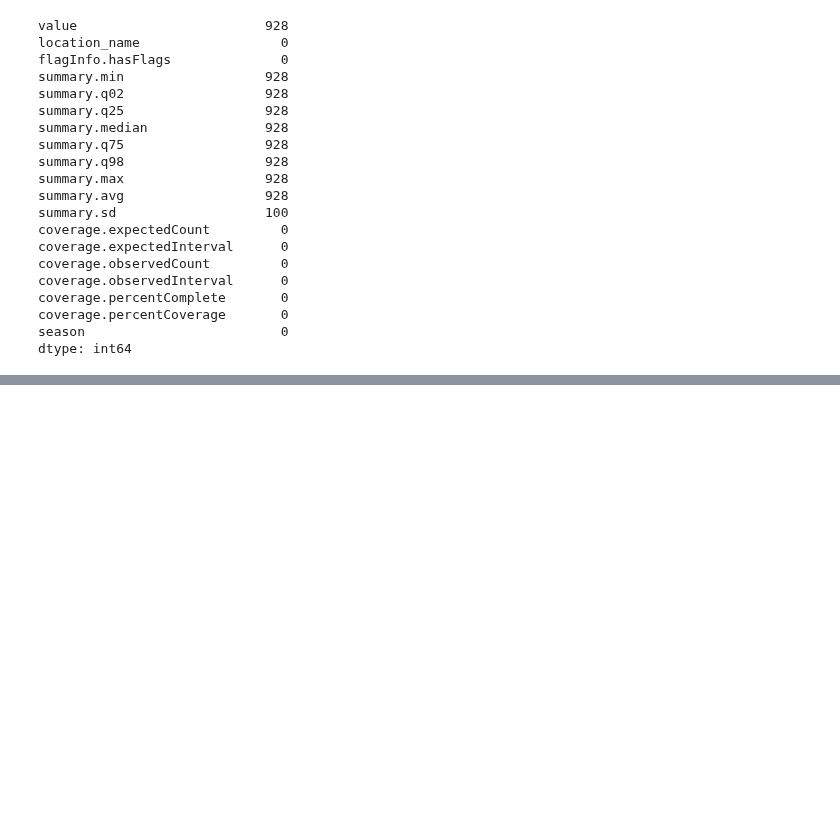
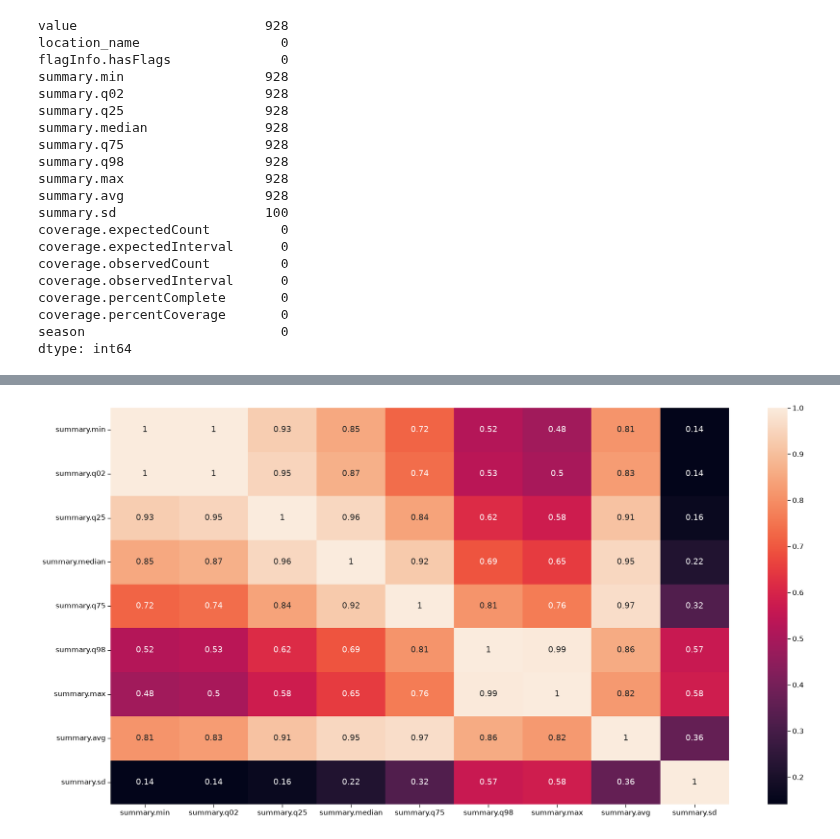
Before and after one commit to iencislennon/Next-Day-PM2.5-Air-Quality-Forecasting-forAlmaty, a Jupyter notebook: exploratory/sandbox.ipynb, the cells around one changed output, grey strips where cells are left out. Cells and saved outputs as stored; diff of their text form; code cells hidden in the pictures; blank space fills up the shorter version.

```diff
--- a/exploratory/sandbox.ipynb
+++ b/exploratory/sandbox.ipynb
@@ -326,0 +509,3 @@ dtype: int64
+# %%
+clean_df = clean_df[clean_df['value'] <= 300]
+len(clean_df)
@@ -326,0 +521,3 @@ dtype: int64
+# %%
+# actually there left some useless stuff that i have to drop again
+clean_df = clean_df.drop(columns=['coverage.expectedCount', 'coverage.expectedInterval', 'coverage.observedInterval', 'coverage.observedCount', 'coverage.percentComplete'])
@@ -326,0 +541,10 @@ dtype: int64
+# %%
+# but im yk kinda scared of summary things it will bother ridge
+corr = clean_df[['summary.min','summary.q02','summary.q25',
+                  'summary.median','summary.q75','summary.q98',
+                  'summary.max','summary.avg','summary.sd']].corr()
+plt.figure(figsize=(20,10))
+sns.heatmap(corr, annot=True)
+plt.tight_layout()
+# %% [output]
+[figure, added]
```
Also changed, not shown: parts of 33 cells of this notebook, 3 other files.
